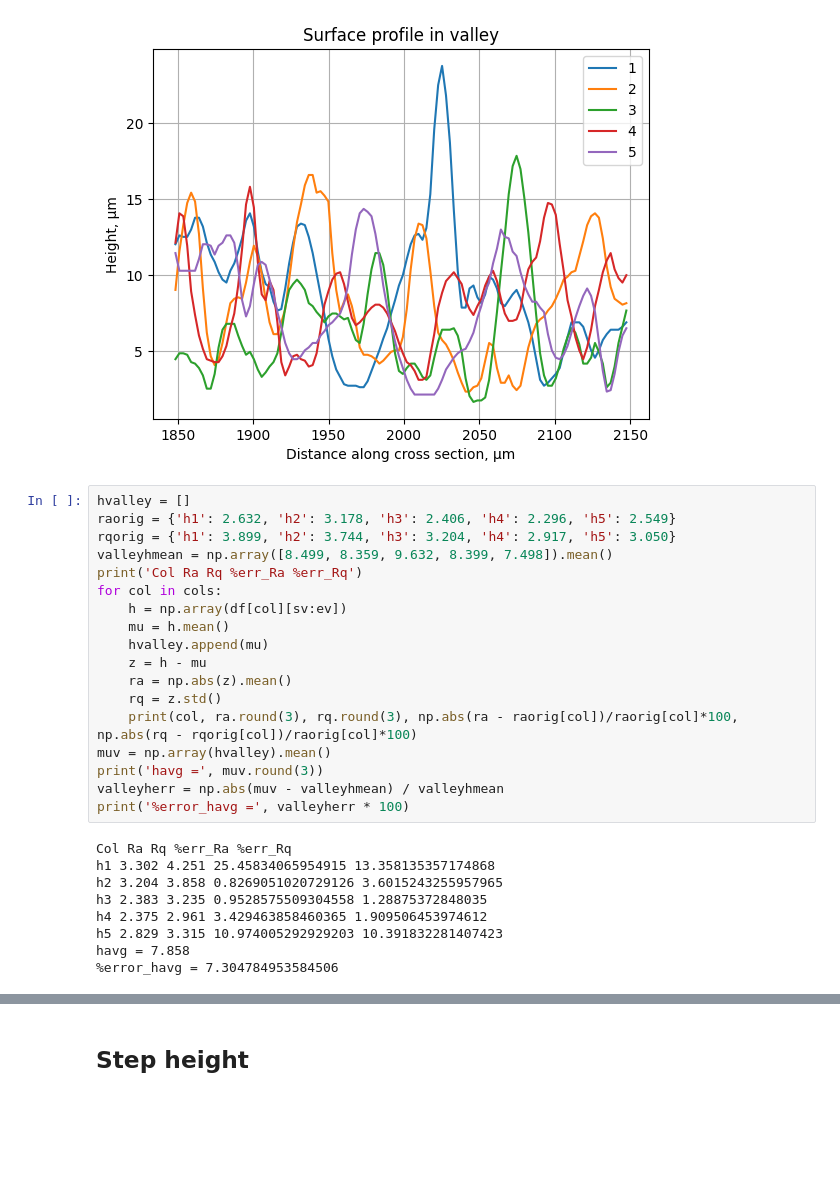
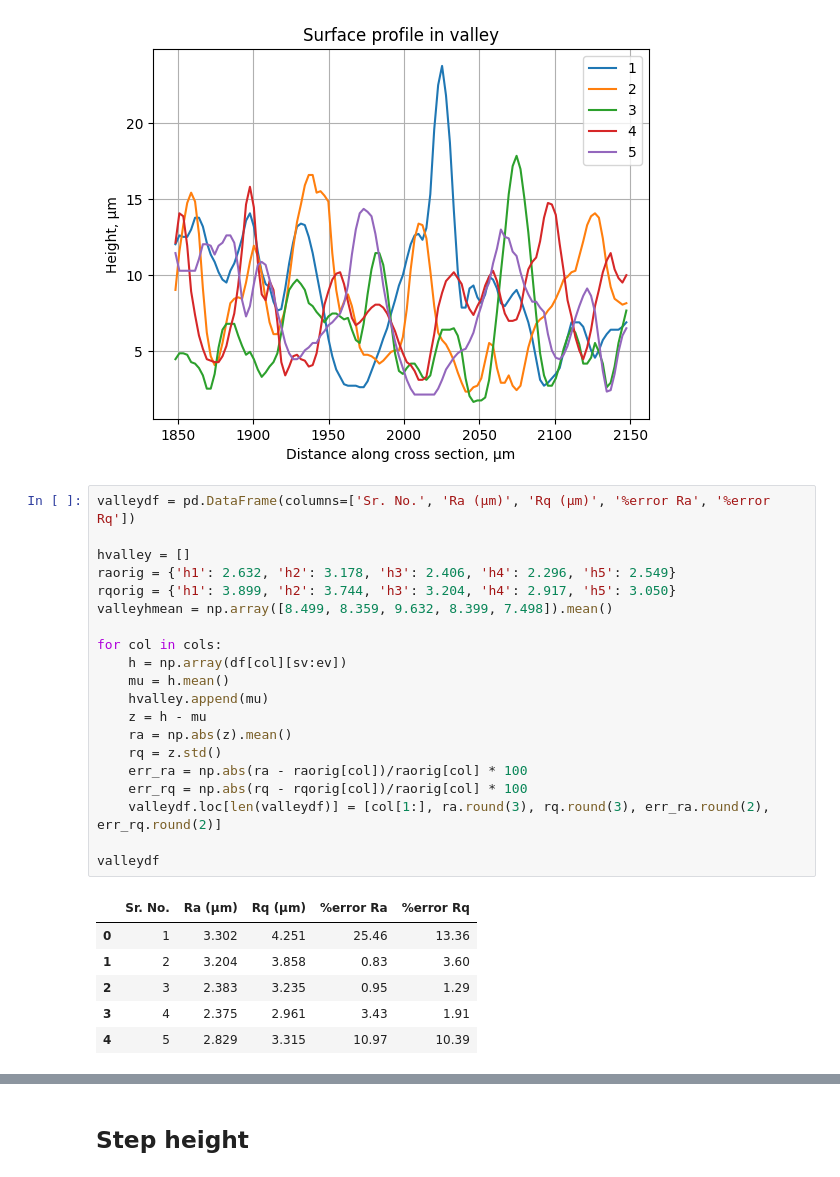
Before and after one commit to vedk/me372-exp1-calculations, a Jupyter notebook: Calculations.ipynb, the cells around one changed output, grey strips where cells are left out. Cells and saved outputs as stored; diff of their text form; blank space fills up the shorter version.

```diff
--- a/Calculations.ipynb
+++ b/Calculations.ipynb
@@ -87,29 +96,29 @@ plt.show()
 # %% [output]
 [figure]
 # %%
+valleydf = pd.DataFrame(columns=['Sr. No.', 'Ra (μm)', 'Rq (μm)', '%error Ra', '%error Rq'])
+
 hvalley = []
 raorig = {'h1': 2.632, 'h2': 3.178, 'h3': 2.406, 'h4': 2.296, 'h5': 2.549}
 rqorig = {'h1': 3.899, 'h2': 3.744, 'h3': 3.204, 'h4': 2.917, 'h5': 3.050}
 valleyhmean = np.array([8.499, 8.359, 9.632, 8.399, 7.498]).mean()
-print('Col Ra Rq %err_Ra %err_Rq')
+
 for col in cols:
     h = np.array(df[col][sv:ev])
     mu = h.mean()
     hvalley.append(mu)
     z = h - mu
     ra = np.abs(z).mean()
     rq = z.std()
-    print(col, ra.round(3), rq.round(3), np.abs(ra - raorig[col])/raorig[col]*100, np.abs(rq - rqorig[col])/raorig[col]*100)
-muv = np.array(hvalley).mean()
-print('havg =', muv.round(3))
-valleyherr = np.abs(muv - valleyhmean) / valleyhmean
-print('%error_havg =', valleyherr * 100)
+    err_ra = np.abs(ra - raorig[col])/raorig[col] * 100
+    err_rq = np.abs(rq - rqorig[col])/raorig[col] * 100
+    valleydf.loc[len(valleydf)] = [col[1:], ra.round(3), rq.round(3), err_ra.round(2), err_rq.round(2)]
+
+valleydf
 # %% [output]
-Col Ra Rq %err_Ra %err_Rq
-h1 3.302 4.251 25.45834065954915 13.358135357174868
-h2 3.204 3.858 0.8269051020729126 3.6015243255957965
-h3 2.383 3.235 0.9528575509304558 1.28875372848035
-h4 2.375 2.961 3.429463858460365 1.909506453974612
-h5 2.829 3.315 10.974005292929203 10.391832281407423
-havg = 7.858
-%error_havg = 7.304784953584506
+|  | Sr. No. | Ra (μm) | Rq (μm) | %error Ra | %error Rq |
+| 0 | 1 | 3.302 | 4.251 | 25.46 | 13.36 |
+| 1 | 2 | 3.204 | 3.858 | 0.83 | 3.60 |
+| 2 | 3 | 2.383 | 3.235 | 0.95 | 1.29 |
+| 3 | 4 | 2.375 | 2.961 | 3.43 | 1.91 |
+| 4 | 5 | 2.829 | 3.315 | 10.97 | 10.39 |
```
Also changed, not shown: parts of 6 cells of this notebook.
